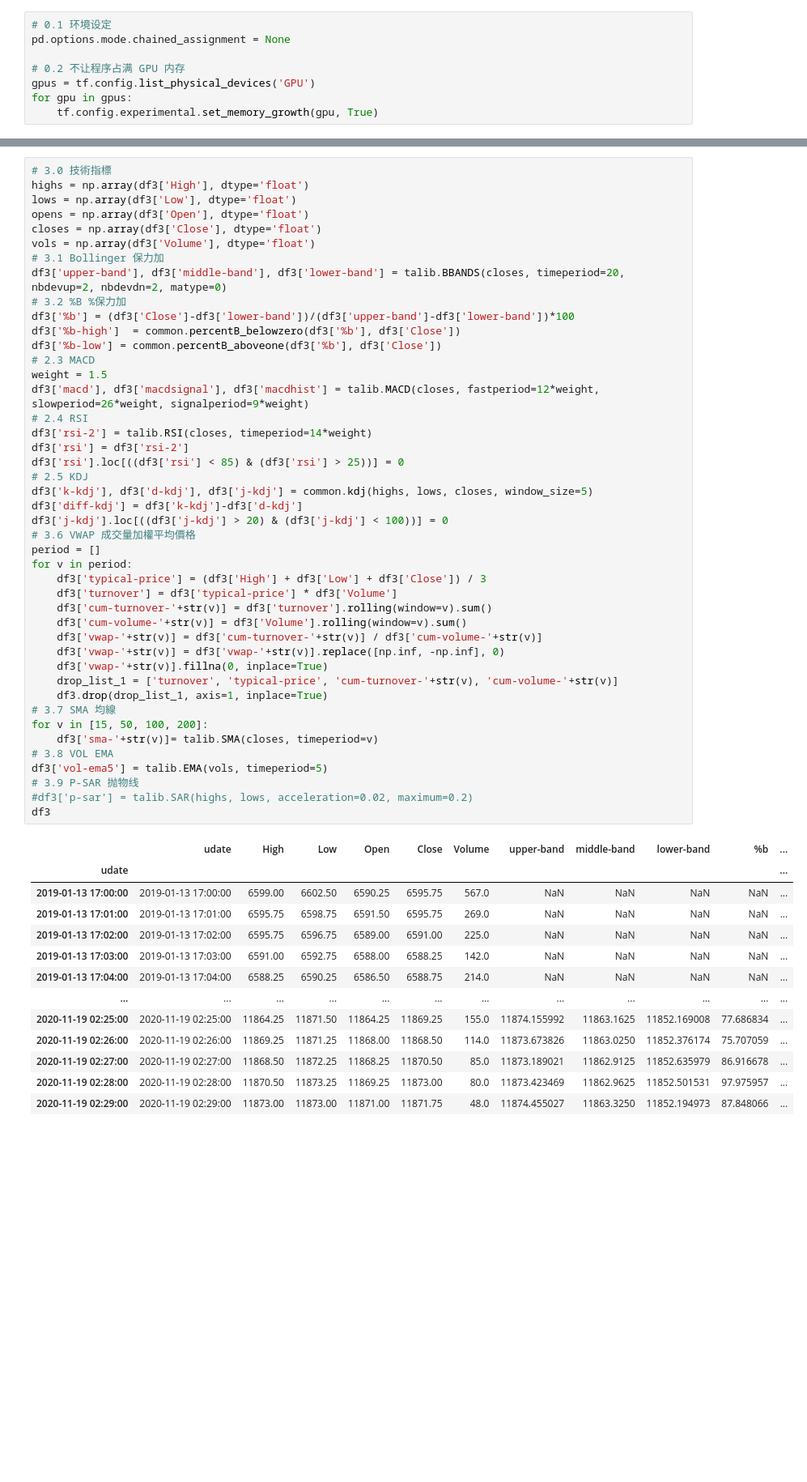
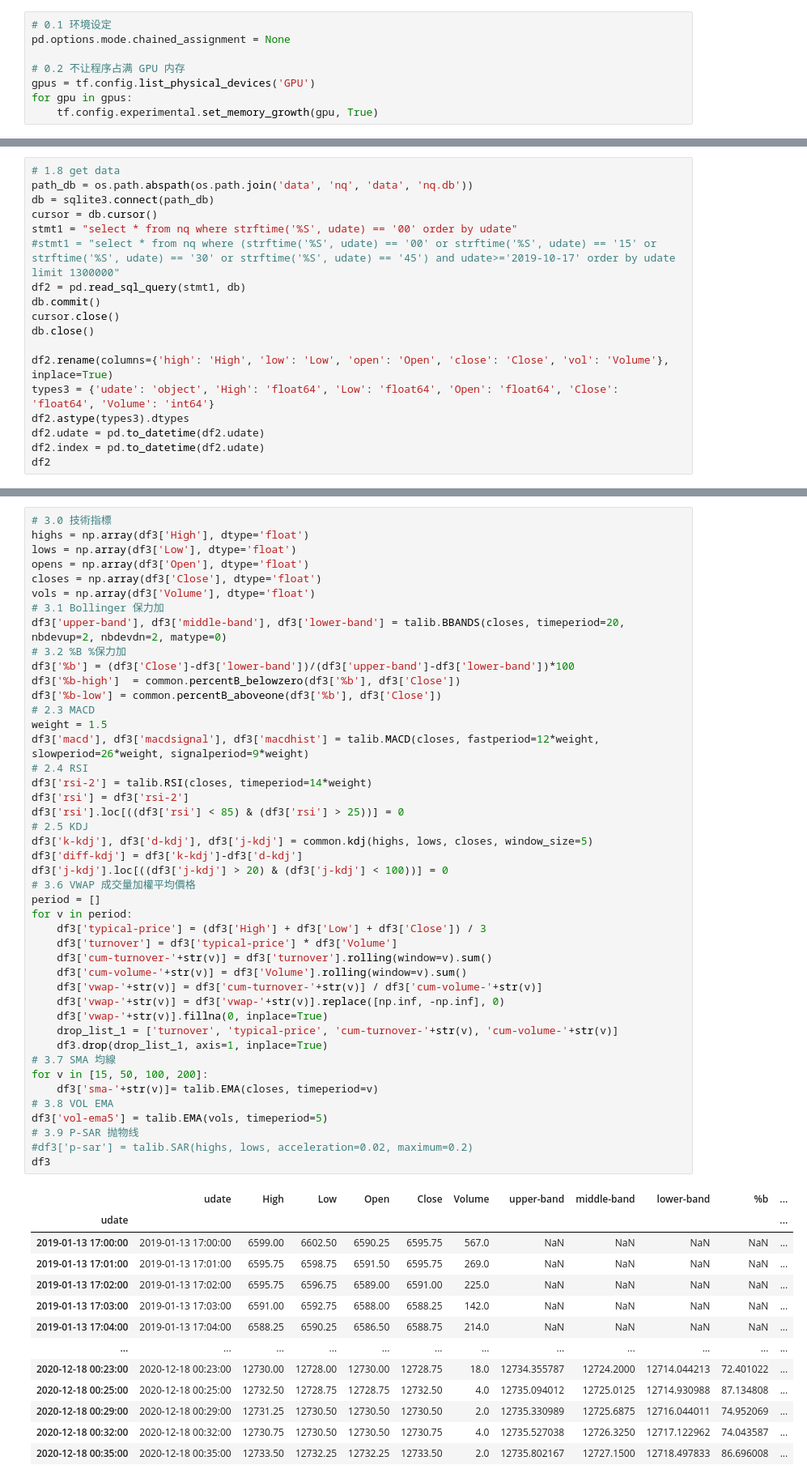
Before and after one commit to webclinic017/dbpower-machine-learning-project, a Jupyter notebook: nq9.ipynb, the cells around one changed output, grey strips where cells are left out. Shown at 81% size. Cells and saved outputs as stored; diff of their text form; blank space fills up the shorter version.

```diff
--- a/nq8.ipynb
+++ b/nq9.ipynb
@@ -141,0 +109,18 @@ df2
+# %%
+# 1.8 get data
+path_db = os.path.abspath(os.path.join('data', 'nq', 'data', 'nq.db'))
+db = sqlite3.connect(path_db)
+cursor = db.cursor()
+stmt1 = "select * from nq where strftime('%S', udate) == '00' order by udate"
+#stmt1 = "select * from nq where (strftime('%S', udate) == '00' or strftime('%S', udate) == '15' or strftime('%S', udate) == '30' or strftime('%S', udate) == '45') and udate>='2019-10-17' order by udate limit 1300000"
+df2 = pd.read_sql_query(stmt1, db)
+db.commit()
+cursor.close()
+db.close()
+
+df2.rename(columns={'high': 'High', 'low': 'Low', 'open': 'Open', 'close': 'Close', 'vol': 'Volume'}, inplace=True)
+types3 = {'udate': 'object', 'High': 'float64', 'Low': 'float64', 'Open': 'float64', 'Close': 'float64', 'Volume': 'int64'}
+df2.astype(types3).dtypes
+df2.udate = pd.to_datetime(df2.udate)
+df2.index = pd.to_datetime(df2.udate)
+df2
@@ -207,36 +207,36 @@ df3['k-kdj'], df3['d-kdj'], df3['j-kdj'] = common.kdj(highs, lows, closes, windo
 df3['diff-kdj'] = df3['k-kdj']-df3['d-kdj']
 df3['j-kdj'].loc[((df3['j-kdj'] > 20) & (df3['j-kdj'] < 100))] = 0
 # 3.6 VWAP 成交量加權平均價格
 period = []
 for v in period:
     df3['typical-price'] = (df3['High'] + df3['Low'] + df3['Close']) / 3
     df3['turnover'] = df3['typical-price'] * df3['Volume']
     df3['cum-turnover-'+str(v)] = df3['turnover'].rolling(window=v).sum()
     df3['cum-volume-'+str(v)] = df3['Volume'].rolling(window=v).sum()
     df3['vwap-'+str(v)] = df3['cum-turnover-'+str(v)] / df3['cum-volume-'+str(v)]
     df3['vwap-'+str(v)] = df3['vwap-'+str(v)].replace([np.inf, -np.inf], 0)
     df3['vwap-'+str(v)].fillna(0, inplace=True)
     drop_list_1 = ['turnover', 'typical-price', 'cum-turnover-'+str(v), 'cum-volume-'+str(v)]
     df3.drop(drop_list_1, axis=1, inplace=True)
 # 3.7 SMA 均線
 for v in [15, 50, 100, 200]:
-    df3['sma-'+str(v)]= talib.SMA(closes, timeperiod=v)
+    df3['sma-'+str(v)]= talib.EMA(closes, timeperiod=v)
 # 3.8 VOL EMA
 df3['vol-ema5'] = talib.EMA(vols, timeperiod=5)
 # 3.9 P-SAR 抛物线
 #df3['p-sar'] = talib.SAR(highs, lows, acceleration=0.02, maximum=0.2)
 df3
 # %% [output]
 |  | udate | High | Low | Open | Close | Volume | upper-band | middle-band | lower-band | %b | ... |
 | udate |  |  |  |  |  |  |  |  |  |  | ... |
 | 2019-01-13 17:00:00 | 2019-01-13 17:00:00 | 6599.00 | 6602.50 | 6590.25 | 6595.75 | 567.0 | NaN | NaN | NaN | NaN | ... |
 | 2019-01-13 17:01:00 | 2019-01-13 17:01:00 | 6595.75 | 6598.75 | 6591.50 | 6595.75 | 269.0 | NaN | NaN | NaN | NaN | ... |
 | 2019-01-13 17:02:00 | 2019-01-13 17:02:00 | 6595.75 | 6596.75 | 6589.00 | 6591.00 | 225.0 | NaN | NaN | NaN | NaN | ... |
 | 2019-01-13 17:03:00 | 2019-01-13 17:03:00 | 6591.00 | 6592.75 | 6588.00 | 6588.25 | 142.0 | NaN | NaN | NaN | NaN | ... |
 | 2019-01-13 17:04:00 | 2019-01-13 17:04:00 | 6588.25 | 6590.25 | 6586.50 | 6588.75 | 214.0 | NaN | NaN | NaN | NaN | ... |
 | ... | ... | ... | ... | ... | ... | ... | ... | ... | ... | ... | ... |
-| 2020-11-19 02:25:00 | 2020-11-19 02:25:00 | 11864.25 | 11871.50 | 11864.25 | 11869.25 | 155.0 | 11874.155992 | 11863.1625 | 11852.169008 | 77.686834 | ... |
-| 2020-11-19 02:26:00 | 2020-11-19 02:26:00 | 11869.25 | 11871.25 | 11868.00 | 11868.50 | 114.0 | 11873.673826 | 11863.0250 | 11852.376174 | 75.707059 | ... |
-| 2020-11-19 02:27:00 | 2020-11-19 02:27:00 | 11868.50 | 11872.25 | 11868.25 | 11870.50 | 85.0 | 11873.189021 | 11862.9125 | 11852.635979 | 86.916678 | ... |
-| 2020-11-19 02:28:00 | 2020-11-19 02:28:00 | 11870.50 | 11873.25 | 11869.25 | 11873.00 | 80.0 | 11873.423469 | 11862.9625 | 11852.501531 | 97.975957 | ... |
-| 2020-11-19 02:29:00 | 2020-11-19 02:29:00 | 11873.00 | 11873.00 | 11871.00 | 11871.75 | 48.0 | 11874.455027 | 11863.3250 | 11852.194973 | 87.848066 | ... |
+| 2020-12-18 00:23:00 | 2020-12-18 00:23:00 | 12730.00 | 12728.00 | 12730.00 | 12728.75 | 18.0 | 12734.355787 | 12724.2000 | 12714.044213 | 72.401022 | ... |
+| 2020-12-18 00:25:00 | 2020-12-18 00:25:00 | 12732.50 | 12728.75 | 12728.75 | 12732.50 | 4.0 | 12735.094012 | 12725.0125 | 12714.930988 | 87.134808 | ... |
+| 2020-12-18 00:29:00 | 2020-12-18 00:29:00 | 12731.25 | 12730.50 | 12730.50 | 12730.50 | 2.0 | 12735.330989 | 12725.6875 | 12716.044011 | 74.952069 | ... |
+| 2020-12-18 00:32:00 | 2020-12-18 00:32:00 | 12730.75 | 12730.50 | 12730.50 | 12730.75 | 4.0 | 12735.527038 | 12726.3250 | 12717.122962 | 74.043587 | ... |
+| 2020-12-18 00:35:00 | 2020-12-18 00:35:00 | 12733.50 | 12732.25 | 12732.25 | 12733.50 | 2.0 | 12735.802167 | 12727.1500 | 12718.497833 | 86.696008 | ... |
```
Also changed, not shown: parts of 15 cells of this notebook, 1 other file.
